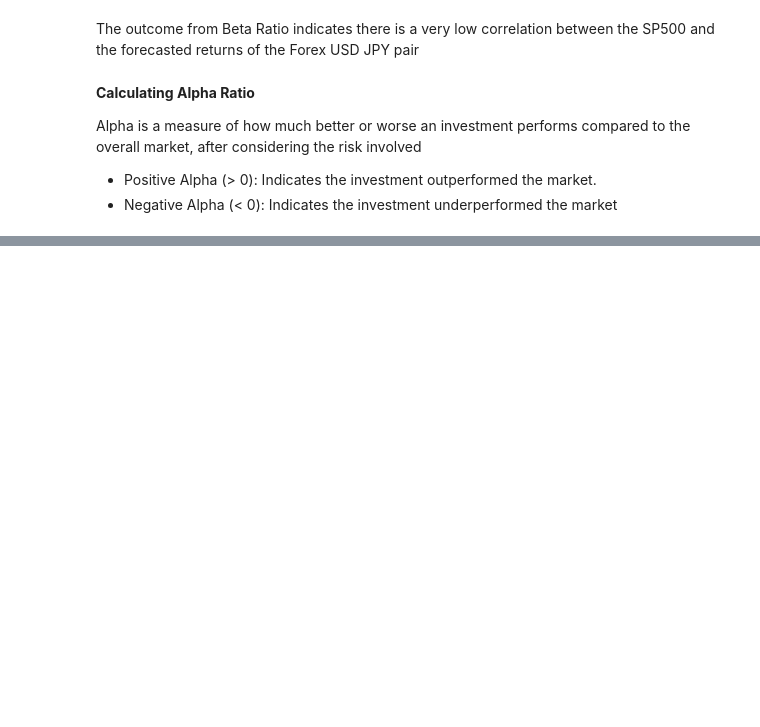
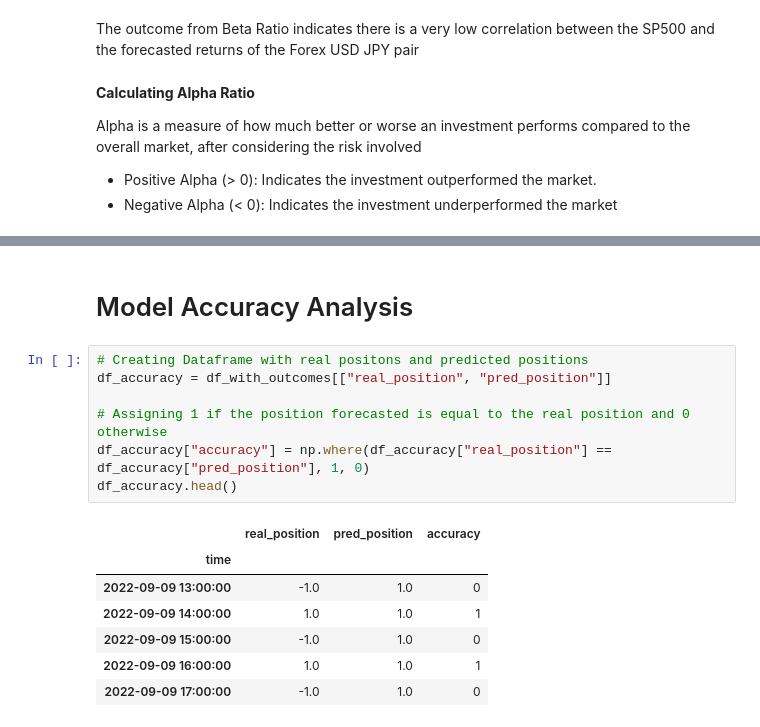
Before and after one commit to YarosInter/Time-Series-LinearRegression, a Jupyter notebook: LinearRegression Model.ipynb, the cells around one changed output, grey strips where cells are left out. Cells and saved outputs as stored; diff of their text form; blank space fills up the shorter version.

```diff
--- a/LinearRegression Model.ipynb
+++ b/LinearRegression Model.ipynb
@@ -373,0 +374,17 @@ Alpha Ratio: -4.582
+# %% [markdown]
+# Model Accuracy Analysis
+# %%
+# Creating Dataframe with real positons and predicted positions
+df_accuracy = df_with_outcomes[["real_position", "pred_position"]]
+
+# Assigning 1 if the position forecasted is equal to the real position and 0 otherwise
+df_accuracy["accuracy"] = np.where(df_accuracy["real_position"] == df_accuracy["pred_position"], 1, 0)
+df_accuracy.head()
+# %% [output]
+|  | real_position | pred_position | accuracy |
+| time |  |  |  |
+| 2022-09-09 13:00:00 | -1.0 | 1.0 | 0 |
+| 2022-09-09 14:00:00 | 1.0 | 1.0 | 1 |
+| 2022-09-09 15:00:00 | -1.0 | 1.0 | 0 |
+| 2022-09-09 16:00:00 | 1.0 | 1.0 | 1 |
+| 2022-09-09 17:00:00 | -1.0 | 1.0 | 0 |
```
Also changed, not shown: parts of 17 cells of this notebook.
